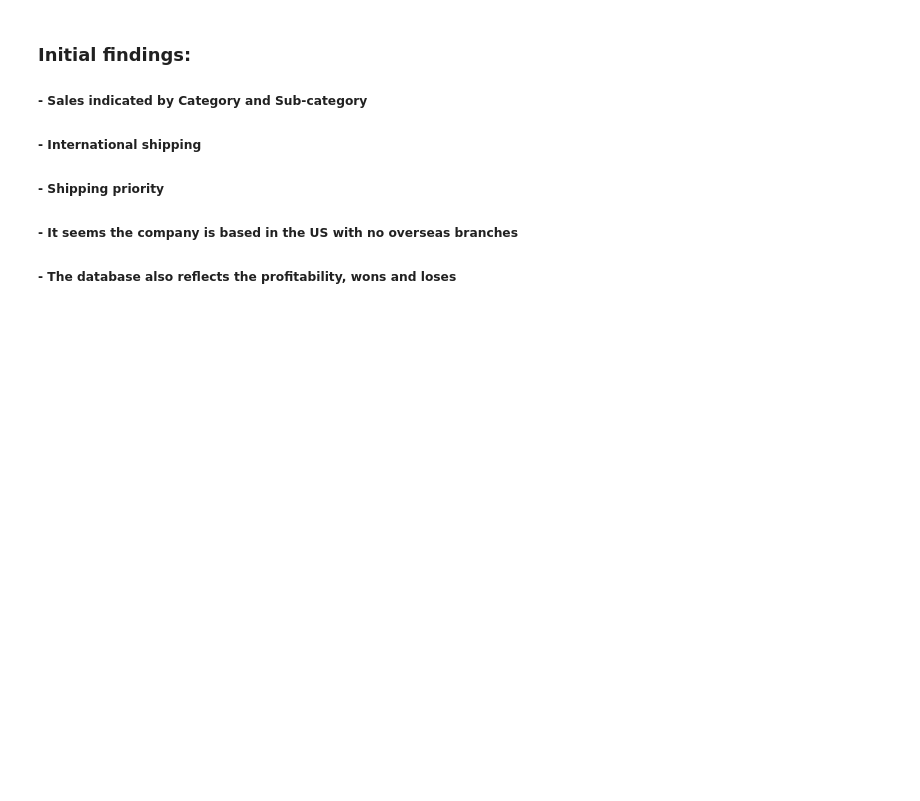
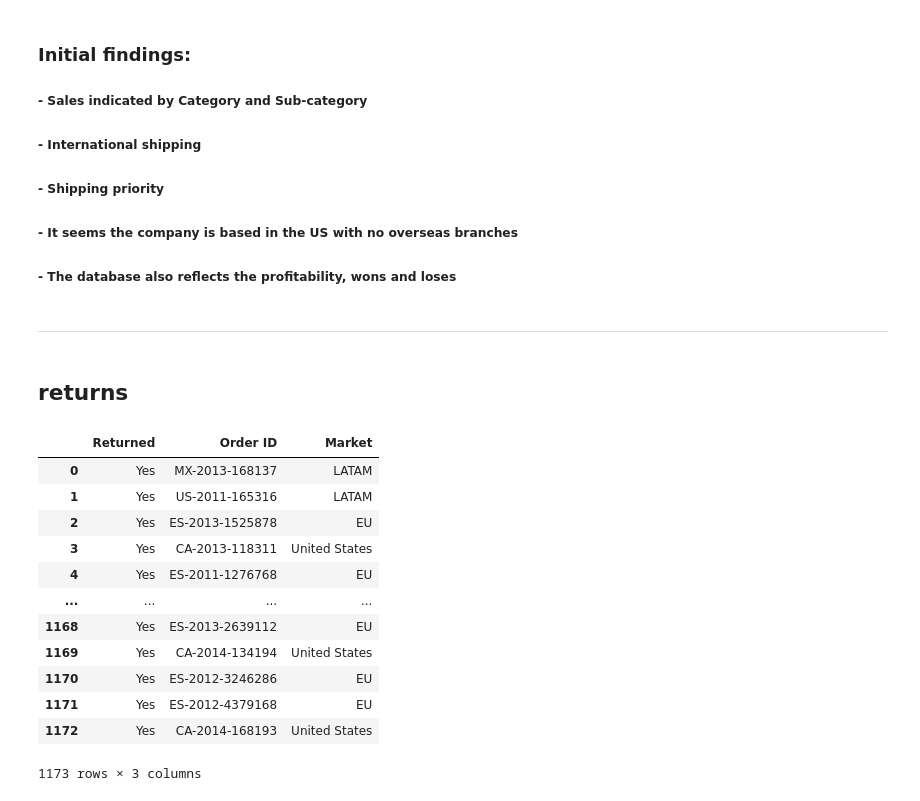
Before and after one commit to GaboRenovation/Bootcamp_final, a Jupyter notebook: database_clean.ipynb, the cells around one changed output. Saved outputs shown, nothing was run; the diff lists cells and outputs as text; code cells hidden in the pictures; blank space fills up the shorter version.

Commit message:
data

```diff
--- a/database_clean.ipynb
+++ b/database_clean.ipynb
@@ -54,3 +54,25 @@ database_null
 ##### - Shipping priority
 ##### - It seems the company is based in the US with no overseas branches
 ##### - The database also reflects the profitability, wons and loses
+# %% [markdown]
+------------------------------------------------------
+# %% [markdown]
+## returns
+# %%
+returns = pd.read_csv("Data/globalsuperstore_returns.csv")
+# %%
+returns
+# %% [output]
+|  | Returned | Order ID | Market |
+| 0 | Yes | MX-2013-168137 | LATAM |
+| 1 | Yes | US-2011-165316 | LATAM |
+| 2 | Yes | ES-2013-1525878 | EU |
+| 3 | Yes | CA-2013-118311 | United States |
+| 4 | Yes | ES-2011-1276768 | EU |
+| ... | ... | ... | ... |
+| 1168 | Yes | ES-2013-2639112 | EU |
+| 1169 | Yes | CA-2014-134194 | United States |
+| 1170 | Yes | ES-2012-3246286 | EU |
+| 1171 | Yes | ES-2012-4379168 | EU |
+| 1172 | Yes | CA-2014-168193 | United States |
+1173 rows × 3 columns
```
Also changed, not shown: parts of 8 cells of this notebook, 1 other file.
